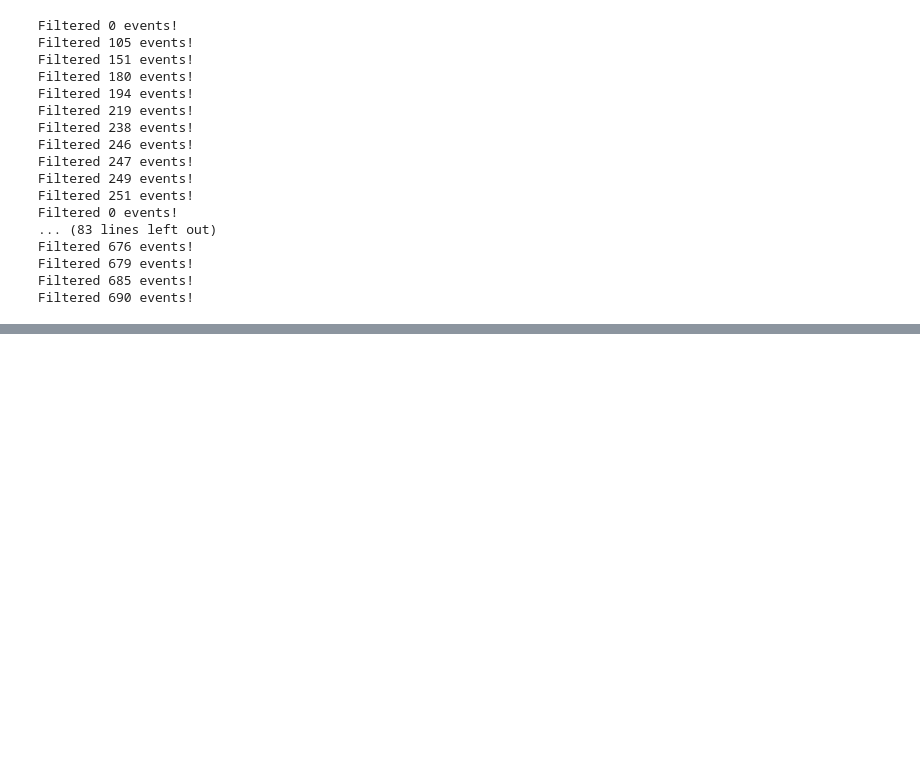
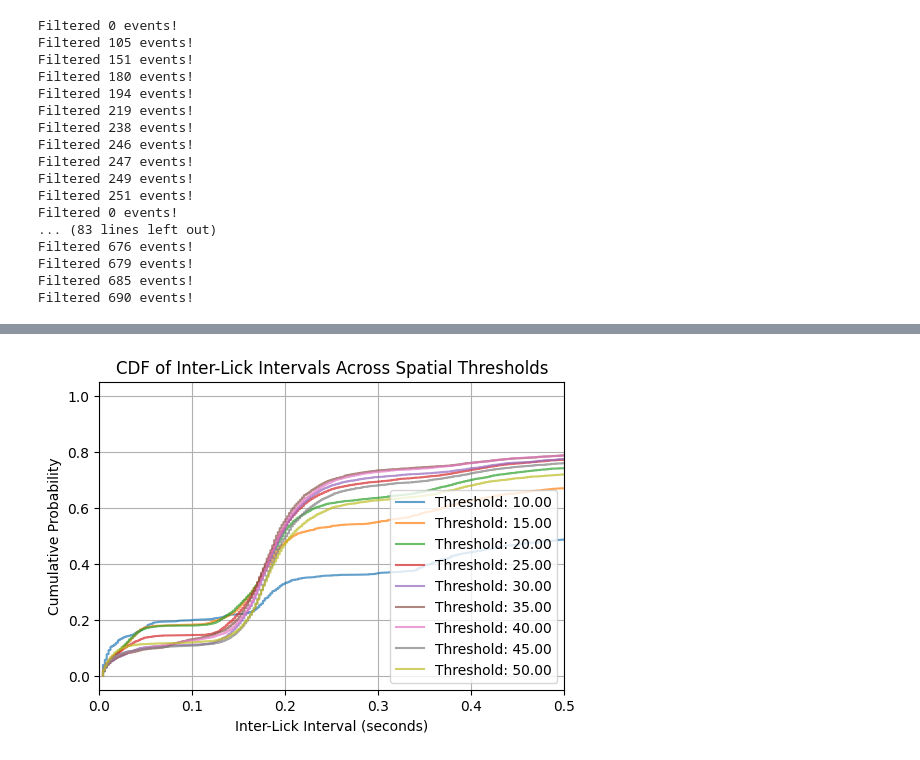
Before and after one commit to 1mattbecker/kinematics_analysis, a Jupyter notebook: code/tongue_lickometer.ipynb, the cells around one changed output, grey strips where cells are left out. Saved outputs shown, nothing was run; the diff lists cells and outputs as text; code cells hidden in the pictures; blank space fills up the shorter version.

```diff
--- a/code/tongue_lickometer.ipynb
+++ b/code/tongue_lickometer.ipynb
@@ -279,0 +514,29 @@ Filtered 690 events!
+# %%
+# let's motivate using the refractory filter by analyzing inter lick interval distribution
+
+plt.figure(figsize=(6,4))
+
+# Loop through spatial thresholds
+for spatial_threshold in spatial_thresholds:
+    # Detect licks based on spatial threshold
+    LP_licks_temp = detect_licks(tongue_masked, mean_spoutL, mean_spoutR, spatial_threshold)
+
+    ILIs = np.diff(LP_licks_temp)
+    # Calculate and plot the CDF
+    sorted_ILIs = np.sort(ILIs)
+    cdf = np.arange(1, len(sorted_ILIs) + 1) / len(sorted_ILIs)
+    plt.plot(sorted_ILIs, cdf, label=f'Threshold: {spatial_threshold:.2f}', alpha=0.7)
+
+
+# Set x-axis limits
+plt.xlim(0, 0.5)
+
+# Customize the plot
+plt.title('CDF of Inter-Lick Intervals Across Spatial Thresholds')
+plt.xlabel('Inter-Lick Interval (seconds)')
+plt.ylabel('Cumulative Probability')
+plt.legend()
+plt.grid()
+plt.show()
+# %% [output]
+[figure, added]
```
Also changed, not shown: parts of 23 cells of this notebook.
